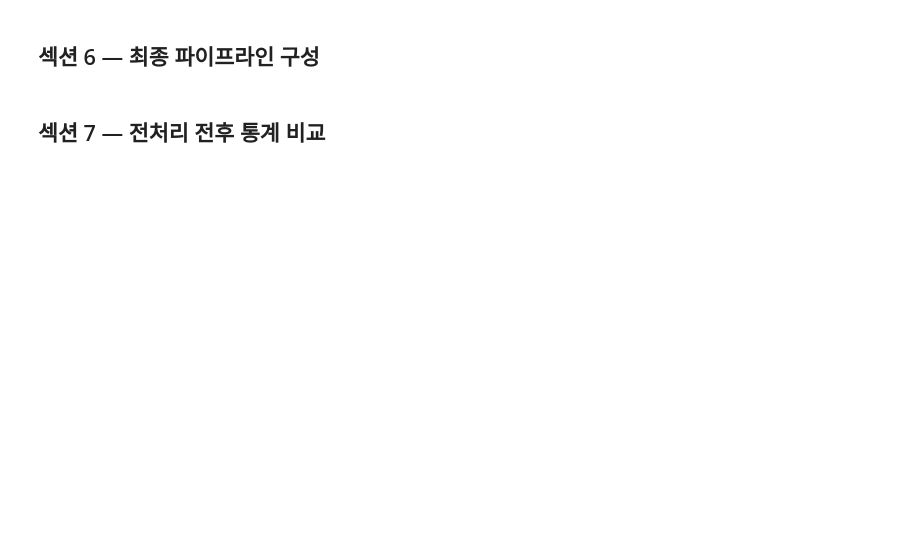
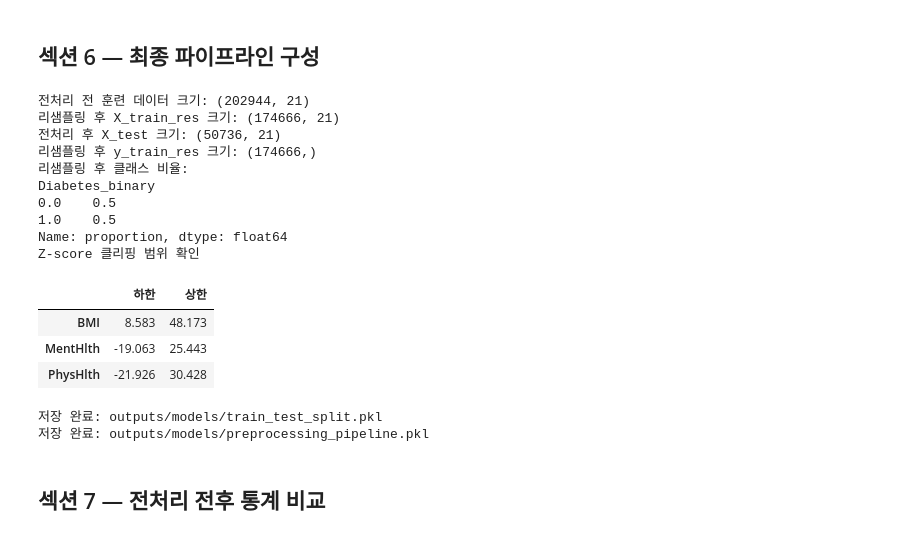
Before and after one commit to seah1006/-diabetes-risk-classification, a Jupyter notebook: diabetes_project/notebooks/01_preprocessing.ipynb, the cells around one changed output. Drawn from its saved outputs; the diff is of its cells as text; code cells hidden in the pictures; blank space fills up the shorter version.

Commit message:
Complete diabetes analysis notebooks

```diff
--- a/diabetes_project/notebooks/01_preprocessing.ipynb
+++ b/diabetes_project/notebooks/01_preprocessing.ipynb
@@ -271,61 +335,58 @@ display(high_vif_df)
 # %% [markdown]
 ## 섹션 6 — 최종 파이프라인 구성
 # %%
-class ZScoreClipper(BaseEstimator, TransformerMixin):
-    def __init__(self, columns, threshold=3.0):
-        self.columns = columns
-        self.threshold = threshold
-
-    def fit(self, X, y=None):
-        X_df = self._to_dataframe(X)
-        self.feature_names_in_ = list(X_df.columns)
-        self.means_ = X_df[self.columns].mean()
-        self.stds_ = X_df[self.columns].std(ddof=0).replace(0, np.nan)
-        self.lower_bounds_ = self.means_ - self.threshold * self.stds_
-        self.upper_bounds_ = self.means_ + self.threshold * self.stds_
-        return self
-
-    def transform(self, X):
-        X_df = self._to_dataframe(X).copy()
-        for col in self.columns:
-            X_df[col] = X_df[col].clip(self.lower_bounds_[col], self.upper_bounds_[col])
-        return X_df
-
-    def _to_dataframe(self, X):
-        if isinstance(X, pd.DataFrame):
-            return X
-        return pd.DataFrame(X, columns=getattr(self, 'feature_names_in_', None))
-
 final_pipeline = ImbPipeline([
     ('clipper', ZScoreClipper(columns=continuous_features, threshold=3.0)),
     ('imputer', SimpleImputer(strategy='median')),
     ('scaler', StandardScaler()),
     ('smote', SMOTE(sampling_strategy=0.5, random_state=42)),
     ('undersampler', RandomUnderSampler(sampling_strategy=1.0, random_state=42)),
 ])
 
 X_train, X_test, y_train, y_test = train_test_split(
     X, y, test_size=0.2, random_state=42, stratify=y
 )
 
 X_train_res, y_train_res = final_pipeline.fit_resample(X_train, y_train)
-X_test_clipped = final_pipeline.named_steps['clipper'].transform(X_test)
-X_test_imputed = final_pipeline.named_steps['imputer'].transform(X_test_clipped)
-X_test_processed = final_pipeline.named_steps['scaler'].transform(X_test_imputed)
+inference_preprocessor = Pipeline([
+    ('clipper', final_pipeline.named_steps['clipper']),
+    ('imputer', final_pipeline.named_steps['imputer']),
+    ('scaler', final_pipeline.named_steps['scaler']),
+])
+X_test_processed = inference_preprocessor.transform(X_test)
 
 print(f'전처리 전 훈련 데이터 크기: {X_train.shape}')
 print(f'리샘플링 후 X_train_res 크기: {X_train_res.shape}')
 print(f'전처리 후 X_test 크기: {X_test_processed.shape}')
 print(f'리샘플링 후 y_train_res 크기: {y_train_res.shape}')
 print(f'리샘플링 후 클래스 비율:\n{pd.Series(y_train_res).value_counts(normalize=True).round(4)}')
 print('Z-score 클리핑 범위 확인')
 display(pd.DataFrame({
     '하한': final_pipeline.named_steps['clipper'].lower_bounds_,
     '상한': final_pipeline.named_steps['clipper'].upper_bounds_,
 }).round(3))
 
 joblib.dump((X_train_res, X_test_processed, y_train_res, y_test), MODEL_DIR / 'train_test_split.pkl')
+joblib.dump(inference_preprocessor, MODEL_DIR / 'preprocessing_pipeline.pkl')
 print('저장 완료: outputs/models/train_test_split.pkl')
+print('저장 완료: outputs/models/preprocessing_pipeline.pkl')
+# %% [output]
+전처리 전 훈련 데이터 크기: (202944, 21)
+리샘플링 후 X_train_res 크기: (174666, 21)
+전처리 후 X_test 크기: (50736, 21)
+리샘플링 후 y_train_res 크기: (174666,)
+리샘플링 후 클래스 비율:
+Diabetes_binary
+0.0    0.5
+1.0    0.5
+Name: proportion, dtype: float64
+Z-score 클리핑 범위 확인
+|  | 하한 | 상한 |
+| BMI | 8.583 | 48.173 |
+| MentHlth | -19.063 | 25.443 |
+| PhysHlth | -21.926 | 30.428 |
+저장 완료: outputs/models/train_test_split.pkl
+저장 완료: outputs/models/preprocessing_pipeline.pkl
 # %% [markdown]
 ## 섹션 7 — 전처리 전후 통계 비교
 # %%
```
Also changed, not shown: parts of 8 cells of this notebook, 7 other files.
